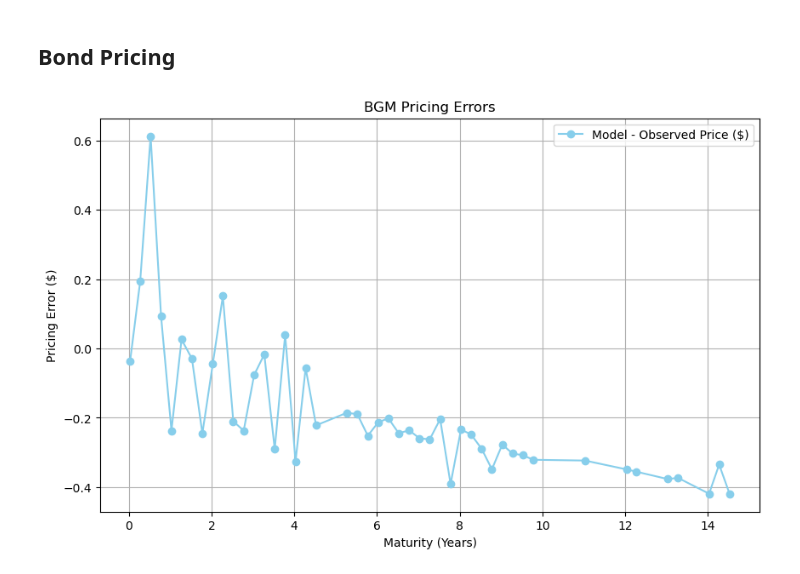
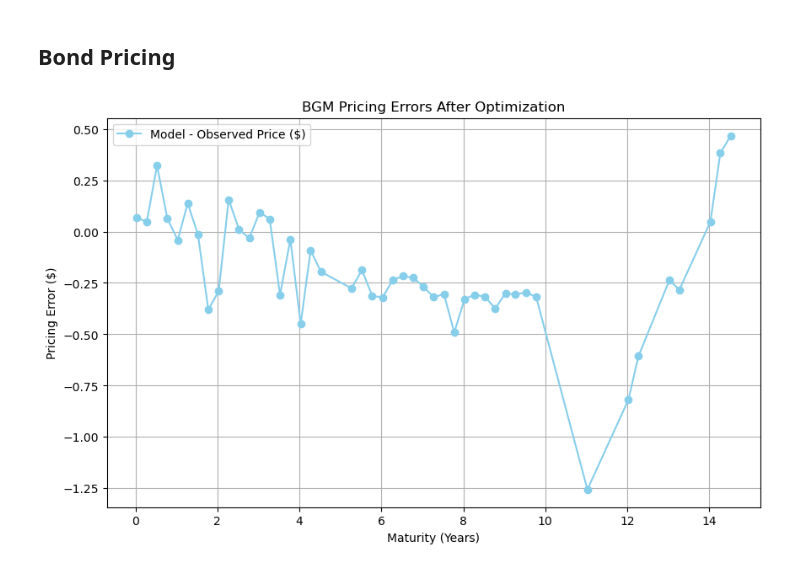
Before and after one commit to divija-rao/FixedIncome, a Jupyter notebook: BGM Model.ipynb, the cells around one changed output. Cells and saved outputs as stored; diff of their text form; code cells hidden in the pictures.

Commit message:
BGM Model

```diff
--- a/BGM Model.ipynb
+++ b/BGM Model.ipynb
@@ -229,0 +229,13 @@ class BGM:
+# %%
+# Test the Model
+# Initial Nelson-Siegel parameters: [beta0, beta1, beta2, tau]
+# beta0: long-term rate, beta1: short-term adjustment, beta2: hump, tau: decay rate
+initial_ns_params = [0.04, -0.02, 0.01, 1.0]  # Reasonable starting values
+volatilities = np.full(len(initial_forwards), 0.2)
+bgm = BGM(maturities, initial_ns_params, volatilities)
+
+# Test bond prices and yields
+test_prices = np.array([bgm.zero(0, tau) * face_value for tau in maturities])
+test_yields = np.array([bgm.yield_curve(tau) for tau in maturities])
+print("Initial Model Prices:", test_prices)
+print("Initial Model Yields:", test_yields)
@@ -230,19 +261,13 @@ class BGM:
 # %%
 import matplotlib.pyplot as plt
 # %%
-# Initialize the model
-# Step 5: Initialize and Fit Model
-initial_volatilities = np.ones(len(initial_forwards)) * 0.2  # Fixed at 20%, not used for yield curve
-bgm = BGM(reset_times, initial_forwards, initial_volatilities, delta)
-
-# Initial yield curve plot
-initial_model_yields = [bgm.yield_curve(t) for t in maturities]
+# Plot Initial Model Curve vs. Yield Curve
 plt.figure(figsize=(10, 6))
-plt.plot(maturities, yields * 100, label='STRIPS', linestyle='dotted', marker='o', color='blue', markersize=4)
-plt.plot(maturities, initial_model_yields, label='Model', linestyle='solid', color='orange')
+plt.plot(maturities, yields * 100, marker='o', linestyle='dotted', label='Observed Yields', color='blue')
+plt.plot(maturities, test_yields, linestyle='solid', label='Initial BGM Yields', color='orange')
 plt.xlabel('Maturity (Years)')
 plt.ylabel('Yield (%)')
-plt.title('Initial BGM Yield Curve vs Observed Yield Curve')
+plt.title('Initial BGM Yield Curve vs. Observed Yield Curve')
 plt.legend()
 plt.grid(True)
 plt.show()
@@ -331,24 +384,16 @@ AIC: -95.05718111887612
 # %% [markdown]
 ## Bond Pricing
 # %%
-# Step 6: Compute Bond Prices and Pricing Errors
-def compute_bond_prices(model, maturities, face_value=100):
-    prices = []
-    for tau in maturities:
-        price = model.zero(0, tau) * face_value
-        prices.append(price)
-    return np.array(prices)
-
-model_prices = compute_bond_prices(bgm, maturities, face_value)
-price_differences = model_prices - observed_prices
-
+# Plot Pricing Errors
+optimized_prices = np.array([bgm.zero(0, tau) * face_value for tau in maturities])
+price_differences = optimized_prices - prices
 plt.figure(figsize=(10, 6))
 plt.plot(maturities, price_differences, 'o-', color='skyblue', label='Model - Observed Price ($)')
 plt.xlabel('Maturity (Years)')
 plt.ylabel('Pricing Error ($)')
-plt.title('BGM Pricing Errors')
+plt.title('BGM Pricing Errors After Optimization')
 plt.legend()
 plt.grid(True)
 plt.show()
 # %% [output]
-[figure, old version]
+[figure, new version]
```
Also changed, not shown: parts of 12 cells of this notebook.
